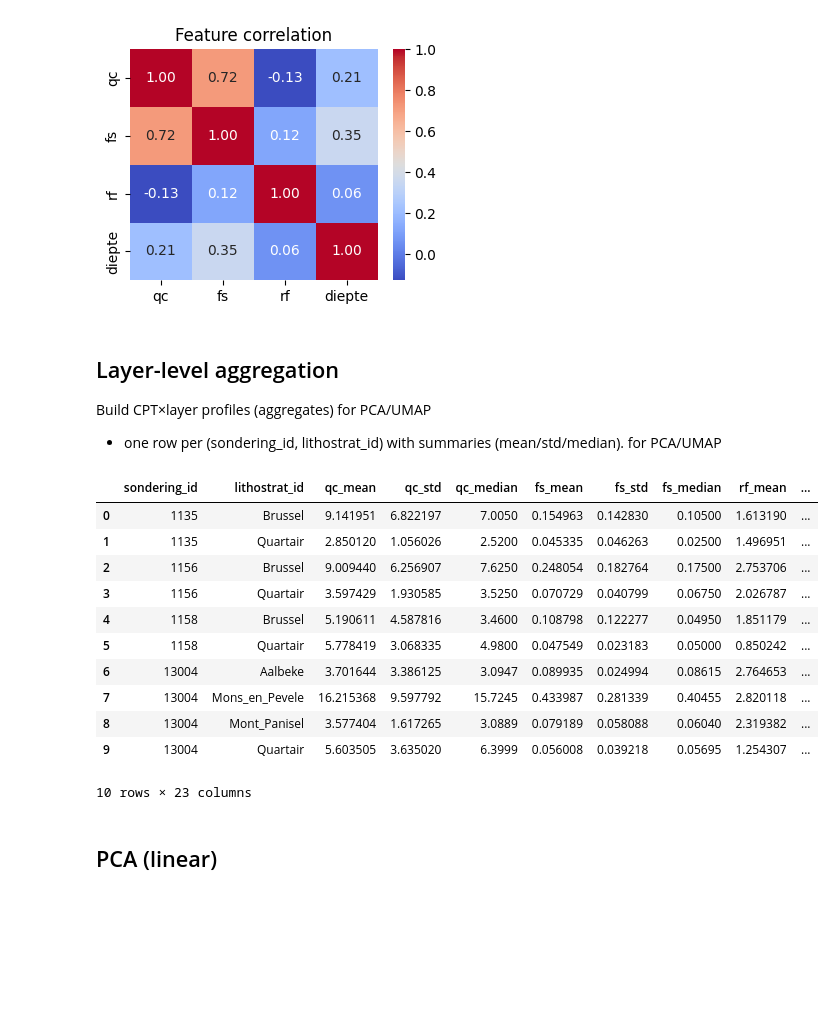
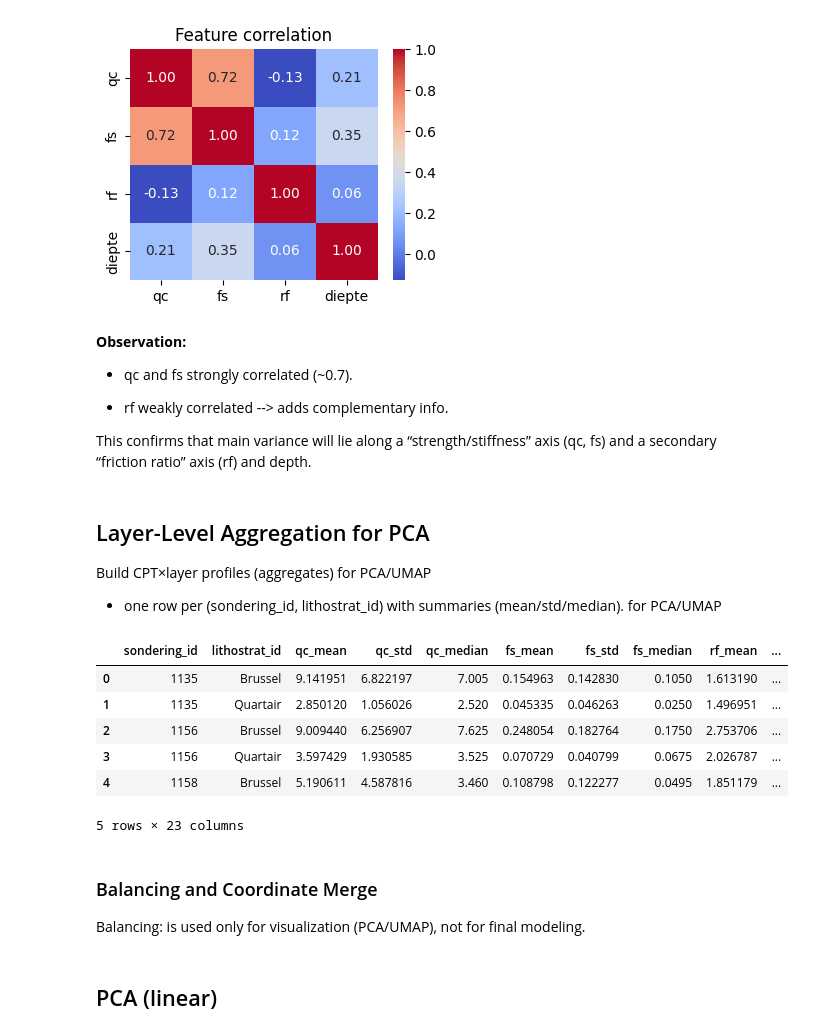
Before and after one commit to andrea-maza/PDS_MAEPS, a Jupyter notebook: PCA_Andrea_Maza.ipynb, the cells around one changed output. Saved outputs shown, nothing was run; the diff lists cells and outputs as text; code cells hidden in the pictures; blank space fills up the shorter version.

```diff
--- a/PCA_Andrea_Maza.ipynb
+++ b/PCA_Andrea_Maza.ipynb
@@ -509,33 +509,44 @@ plt.show()
 [figure]
 [figure]
 [figure]
+# %% [markdown]
+**Observation:**
+* qc and fs strongly correlated (~0.7).
+
+* rf weakly correlated --> adds complementary info.
+
+ This confirms that main variance will lie along a “strength/stiffness” axis (qc, fs) and a secondary “friction ratio” axis (rf) and depth.
 # %% [markdown]
-## Layer-level aggregation
+## Layer-Level Aggregation for PCA
 Build CPT×layer profiles (aggregates) for PCA/UMAP
 
 * one row per (sondering_id, lithostrat_id) with  summaries (mean/std/median). for PCA/UMAP
 # %%
-#makes one row per (CPT, layer) with summary stats.
-summary_feats = [c for c in ['qc','fs','rf','diepte','log_qc','log_fs','log_rf'] if c in data_for_pca.columns]
+summary_feats = [c for c in ['qc','fs','rf','diepte','log_qc','log_fs','log_rf']
+                 if c in data_for_pca.columns]
+
 layer_profiles = (data_for_pca
                   .groupby(['sondering_id','lithostrat_id'])[summary_feats]
                   .agg(['mean','std','median'])
                   .reset_index())
 
 # flatten multi-index columns
-layer_profiles.columns = ['sondering_id','lithostrat_id'] + ['_'.join(col) for col in layer_profiles.columns[2:]]
-display(layer_profiles.head(10))
+layer_profiles.columns = (
+    ['sondering_id','lithostrat_id'] +
+    ['_'.join(col) for col in layer_profiles.columns[2:]]
+)
+display(layer_profiles.head(5))
+
+#One row = one (CPT × layer) with aggregated statistics --> for PCA/UMAP
 # %% [output]
 |  | sondering_id | lithostrat_id | qc_mean | qc_std | qc_median | fs_mean | fs_std | fs_median | rf_mean | ... |
-| 0 | 1135 | Brussel | 9.141951 | 6.822197 | 7.0050 | 0.154963 | 0.142830 | 0.10500 | 1.613190 | ... |
-| 1 | 1135 | Quartair | 2.850120 | 1.056026 | 2.5200 | 0.045335 | 0.046263 | 0.02500 | 1.496951 | ... |
-| 2 | 1156 | Brussel | 9.009440 | 6.256907 | 7.6250 | 0.248054 | 0.182764 | 0.17500 | 2.753706 | ... |
-| 3 | 1156 | Quartair | 3.597429 | 1.930585 | 3.5250 | 0.070729 | 0.040799 | 0.06750 | 2.026787 | ... |
-| 4 | 1158 | Brussel | 5.190611 | 4.587816 | 3.4600 | 0.108798 | 0.122277 | 0.04950 | 1.851179 | ... |
-| 5 | 1158 | Quartair | 5.778419 | 3.068335 | 4.9800 | 0.047549 | 0.023183 | 0.05000 | 0.850242 | ... |
-| 6 | 13004 | Aalbeke | 3.701644 | 3.386125 | 3.0947 | 0.089935 | 0.024994 | 0.08615 | 2.764653 | ... |
-| 7 | 13004 | Mons_en_Pevele | 16.215368 | 9.597792 | 15.7245 | 0.433987 | 0.281339 | 0.40455 | 2.820118 | ... |
-| 8 | 13004 | Mont_Panisel | 3.577404 | 1.617265 | 3.0889 | 0.079189 | 0.058088 | 0.06040 | 2.319382 | ... |
-| 9 | 13004 | Quartair | 5.603505 | 3.635020 | 6.3999 | 0.056008 | 0.039218 | 0.05695 | 1.254307 | ... |
+| 0 | 1135 | Brussel | 9.141951 | 6.822197 | 7.005 | 0.154963 | 0.142830 | 0.1050 | 1.613190 | ... |
+| 1 | 1135 | Quartair | 2.850120 | 1.056026 | 2.520 | 0.045335 | 0.046263 | 0.0250 | 1.496951 | ... |
+| 2 | 1156 | Brussel | 9.009440 | 6.256907 | 7.625 | 0.248054 | 0.182764 | 0.1750 | 2.753706 | ... |
+| 3 | 1156 | Quartair | 3.597429 | 1.930585 | 3.525 | 0.070729 | 0.040799 | 0.0675 | 2.026787 | ... |
+| 4 | 1158 | Brussel | 5.190611 | 4.587816 | 3.460 | 0.108798 | 0.122277 | 0.0495 | 1.851179 | ... |
-10 rows × 23 columns
+5 rows × 23 columns
+# %% [markdown]
+### Balancing and Coordinate Merge
+Balancing: is used only for visualization (PCA/UMAP), not for final modeling.
 # %%
```
Also changed, not shown: parts of 2 cells of this notebook.
